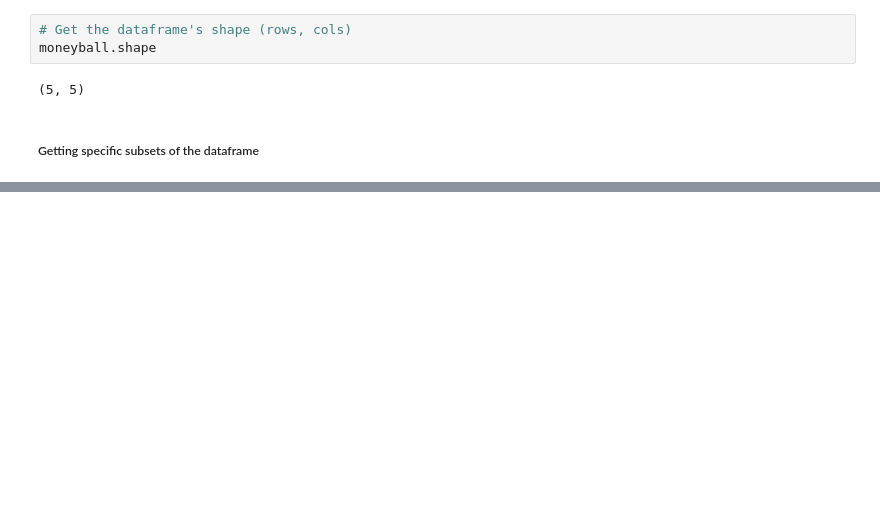
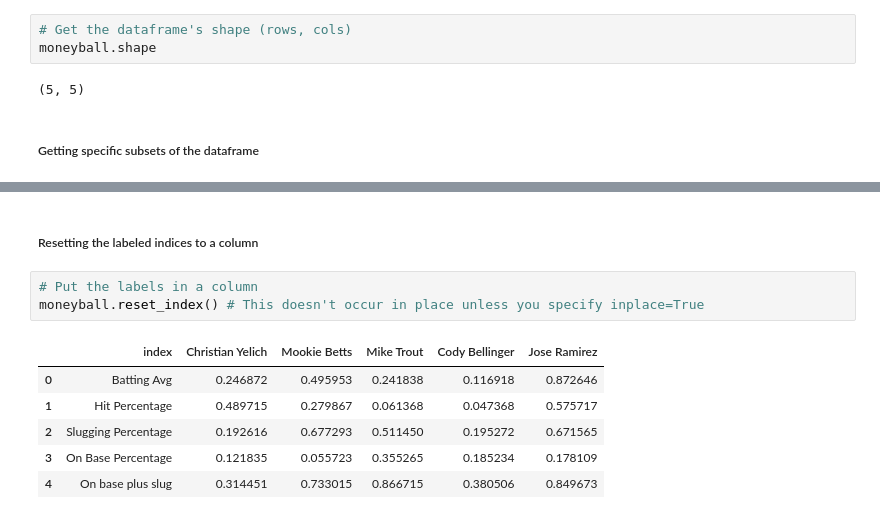
Before and after one commit to kamelCased/learningDataScience, a Jupyter notebook: Pandas.ipynb, the cells around one changed output, grey strips where cells are left out. Saved outputs shown, nothing was run; the diff lists cells and outputs as text; blank space fills up the shorter version.

Commit message:
Worked on Pandas notebooks until resetting index

```diff
--- a/Pandas.ipynb
+++ b/Pandas.ipynb
@@ -339,0 +397,12 @@ moneyball.loc[['Hit Percentage','Slugging Percentage','On Base Percentage'], ['M
+# %% [markdown]
+##### Resetting the labeled indices to a column
+# %%
+# Put the labels in a column
+moneyball.reset_index() # This doesn't occur in place unless you specify inplace=True
+# %% [output]
+|  | index | Christian Yelich | Mookie Betts | Mike Trout | Cody Bellinger | Jose Ramirez |
+| 0 | Batting Avg | 0.246872 | 0.495953 | 0.241838 | 0.116918 | 0.872646 |
+| 1 | Hit Percentage | 0.489715 | 0.279867 | 0.061368 | 0.047368 | 0.575717 |
+| 2 | Slugging Percentage | 0.192616 | 0.677293 | 0.511450 | 0.195272 | 0.671565 |
+| 3 | On Base Percentage | 0.121835 | 0.055723 | 0.355265 | 0.185234 | 0.178109 |
+| 4 | On base plus slug | 0.314451 | 0.733015 | 0.866715 | 0.380506 | 0.849673 |
```
Also changed, not shown: parts of 29 cells of this notebook.
